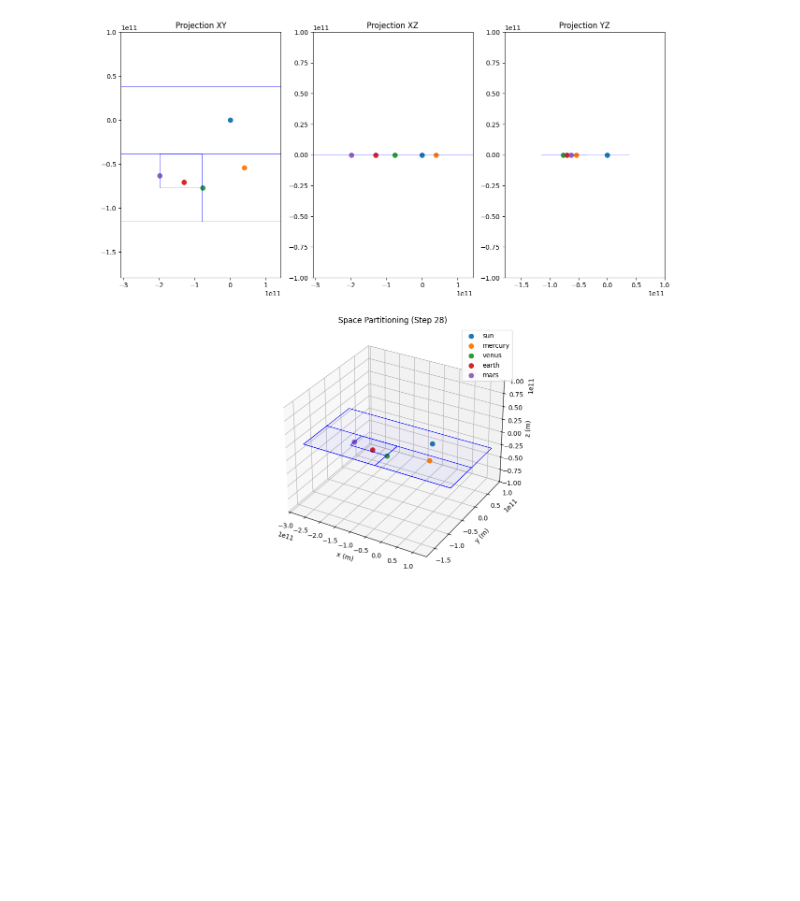
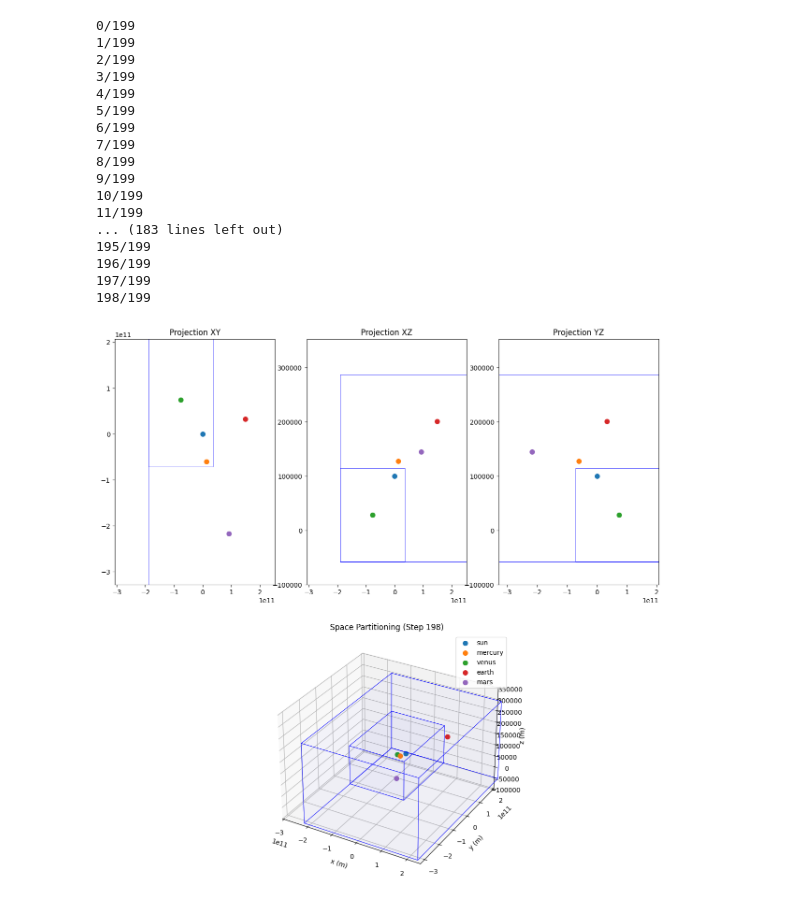
Before and after one commit to Trick5t3r/python-galaxy, a Jupyter notebook: examples/3D_animation_space_splitting.ipynb, the cells around one changed output. Cells and saved outputs as stored; diff of their text form; code cells hidden in the pictures; blank space fills up the shorter version.

```diff
--- a/examples/3D_animation_space_splitting.ipynb
+++ b/examples/3D_animation_space_splitting.ipynb
@@ -23,7 +79,7 @@ from matplotlib.patches import Rectangle
 
 # Simulation parameters
 dt = 86400  # 1 day in seconds
-nt = 30  # Number of time steps
+nt = 200  # Number of time steps
 dim = 3  # Number of dimensions
 
 # Initialize solar system
@@ -46,6 +102,7 @@ trees = []
 
 # Time-stepping loop
 for i in range(nt - 1):
+    print(f"{i}/{nt-1}")
     time_method.update(mass, particles)
     coords[i + 1] = particles[:, :, 0]
     velocities[i + 1] = particles[:, :, 1]
@@ -87,12 +144,12 @@ def update(frame):
             linewidth=0.5
         )
         ax1.add_patch(rect)
-    """
+
 
     # Projection XZ
     ax2.set_title("Projection XZ")
     ax2.set_xlim(np.min(coords[:, :, 0]) - 1e11, np.max(coords[:, :, 0]) + 1e11)
-    ax2.set_ylim(np.min(coords[:, :, 2]) - 1e11, np.max(coords[:, :, 2]) + 1e11)
+    ax2.set_ylim(np.min(coords[:, :, 2]) - 1e5, np.max(coords[:, :, 2]) + 1e5)
     for i in range(len(planets)):
         ax2.scatter(coords[frame, i, 0], coords[frame, i, 2], label=planets[i], s=50)
 
@@ -115,7 +172,7 @@ def update(frame):
     # Projection YZ
     ax3.set_title("Projection YZ")
     ax3.set_xlim(np.min(coords[:, :, 1]) - 1e11, np.max(coords[:, :, 1]) + 1e11)
-    ax3.set_ylim(np.min(coords[:, :, 2]) - 1e11, np.max(coords[:, :, 2]) + 1e11)
+    ax3.set_ylim(np.min(coords[:, :, 2]) - 1e5, np.max(coords[:, :, 2]) + 1e5)
     for i in range(len(planets)):
         ax3.scatter(coords[frame, i, 1], coords[frame, i, 2], label=planets[i], s=50)
 
@@ -139,7 +196,7 @@ def update(frame):
     ax4.set_title(f"Space Partitioning (Step {frame})")
     ax4.set_xlim(np.min(coords[:, :, 0]) - 1e11, np.max(coords[:, :, 0]) + 1e11)
     ax4.set_ylim(np.min(coords[:, :, 1]) - 1e11, np.max(coords[:, :, 1]) + 1e11)
-    ax4.set_zlim(np.min(coords[:, :, 2]) - 1e11, np.max(coords[:, :, 2]) + 1e11)
+    ax4.set_zlim(np.min(coords[:, :, 2]) - 1e5, np.max(coords[:, :, 2]) + 1e5)
     ax4.set_xlabel("x (m)")
     ax4.set_ylabel("y (m)")
     ax4.set_zlabel("z (m)")
@@ -165,36 +222,53 @@ def update(frame):
         ]
 
         # Faces de la boîte
         faces = [
             [vertices[0], vertices[1], vertices[5], vertices[4]],
             [vertices[1], vertices[2], vertices[6], vertices[5]],
             [vertices[2], vertices[3], vertices[7], vertices[6]],
             [vertices[3], vertices[0], vertices[4], vertices[7]],
             [vertices[0], vertices[1], vertices[2], vertices[3]],
             [vertices[4], vertices[5], vertices[6], vertices[7]],
         ]
 
         box = Poly3DCollection(faces, edgecolor="blue", facecolor="blue", alpha=0.01, linewidths=0.5)
-        ax4.add_collection3d(box)"""
+        ax4.add_collection3d(box)
 
-    #ax4.legend(loc="upper right")
+    ax4.legend(loc="upper right")
 
 # Création de la figure avec les 4 sous-graphes
 fig = plt.figure(figsize=(15, 15))
 
 # Projections
 ax1 = fig.add_subplot(2, 3, 1)
-#ax2 = fig.add_subplot(2, 3, 2)
-#ax3 = fig.add_subplot(2, 3, 3)
+ax2 = fig.add_subplot(2, 3, 2)
+ax3 = fig.add_subplot(2, 3, 3)
 # Vue 3D classique
-#ax4 = fig.add_subplot(2, 1, 2, projection='3d')
+ax4 = fig.add_subplot(2, 1, 2, projection='3d')
 
 ani = FuncAnimation(fig, update, frames=nt - 1, interval=200)
 
 # Sauvegarde en GIF
 ani.save("space_partition_evolution_3D.gif", writer="pillow", fps=10)
 
 # Affichage dans le notebook
 plt.show()
 # %% [output]
+0/199
+1/199
+2/199
+3/199
+4/199
+5/199
+6/199
+7/199
+8/199
+9/199
+10/199
+11/199
+... (183 lines left out)
+195/199
+196/199
+197/199
+198/199
-[figure, old version]
+[figure, new version]
```
Also changed, not shown: parts of 2 cells of this notebook, 12 other files.
